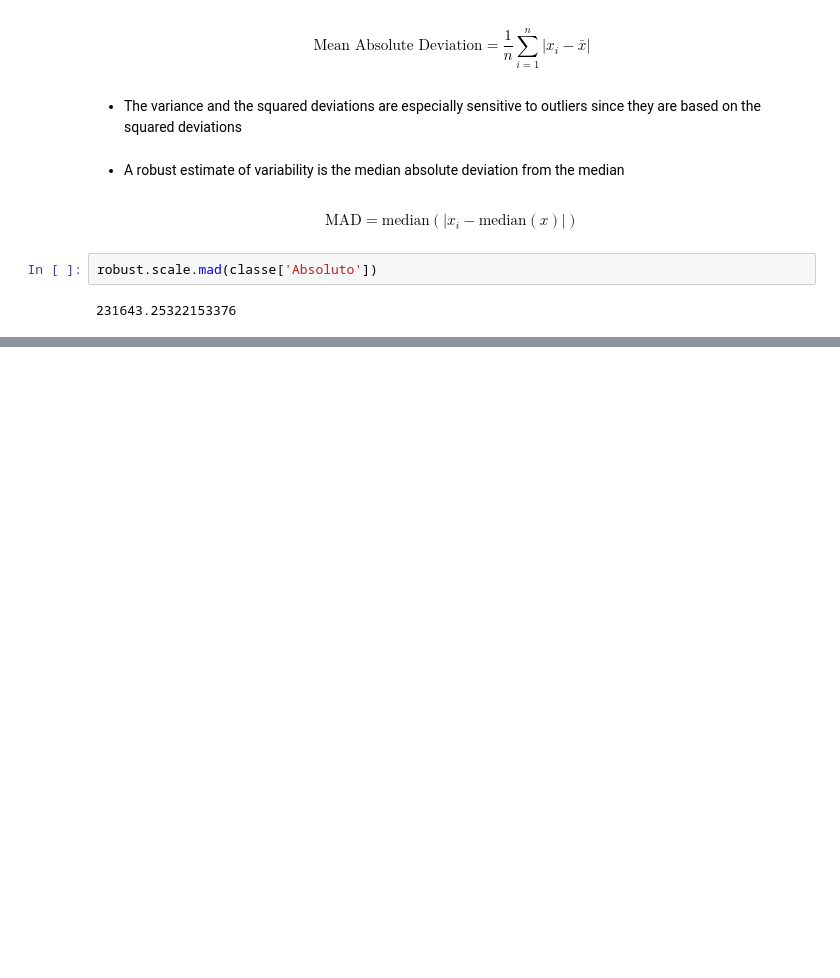
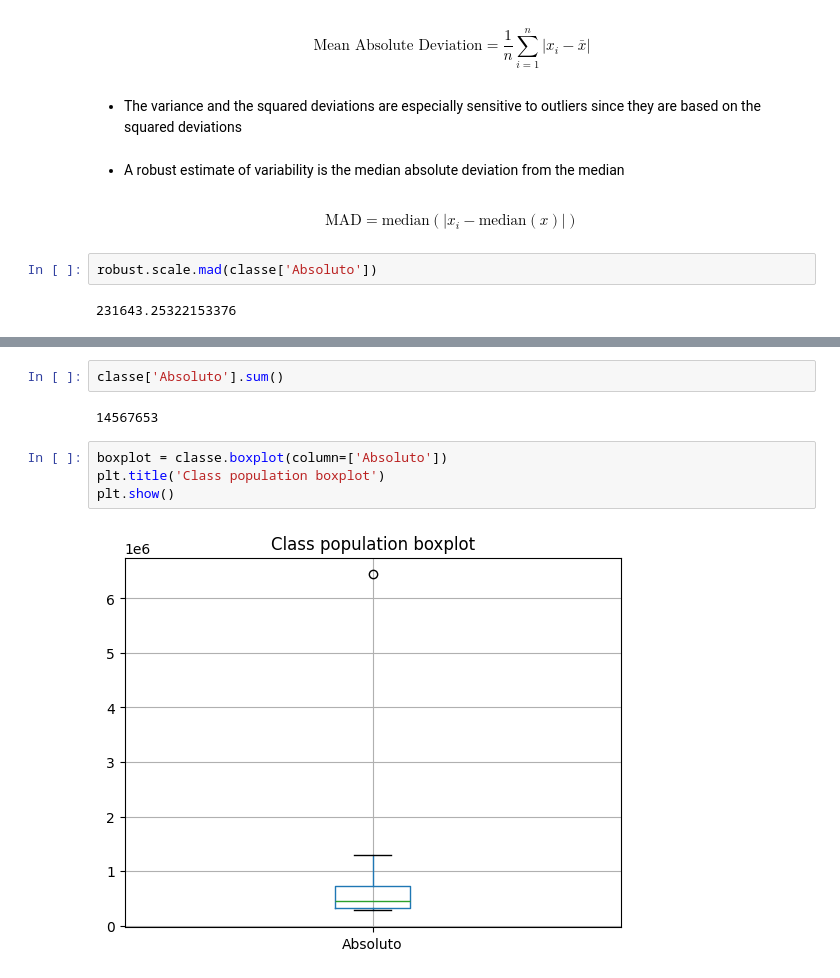
Before and after one commit to lucaspinheiro27/Python_statistics, a Jupyter notebook: Jupyter_notebooks/microempreendedores.ipynb, the cells around one changed output, grey strips where cells are left out. Cells and saved outputs as stored; diff of their text form; blank space fills up the shorter version.

```diff
--- a/Jupyter_notebooks/microempreendedores.ipynb
+++ b/Jupyter_notebooks/microempreendedores.ipynb
@@ -122,0 +135,10 @@ robust.scale.mad(classe['Absoluto'])
+# %%
+classe['Absoluto'].sum()
+# %% [output]
+14567653
+# %%
+boxplot = classe.boxplot(column=['Absoluto'])
+plt.title('Class population boxplot')
+plt.show()
+# %% [output]
+[figure, added]
```
Also changed, not shown: parts of 4 cells of this notebook.
